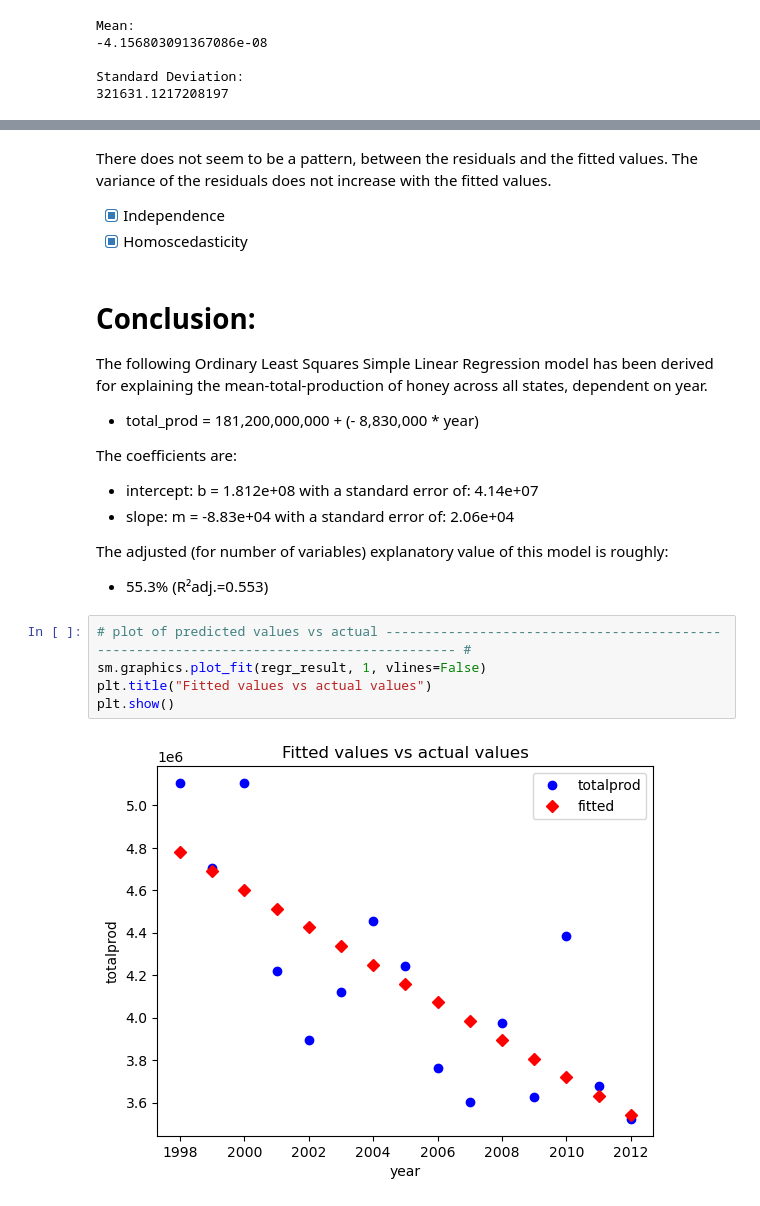
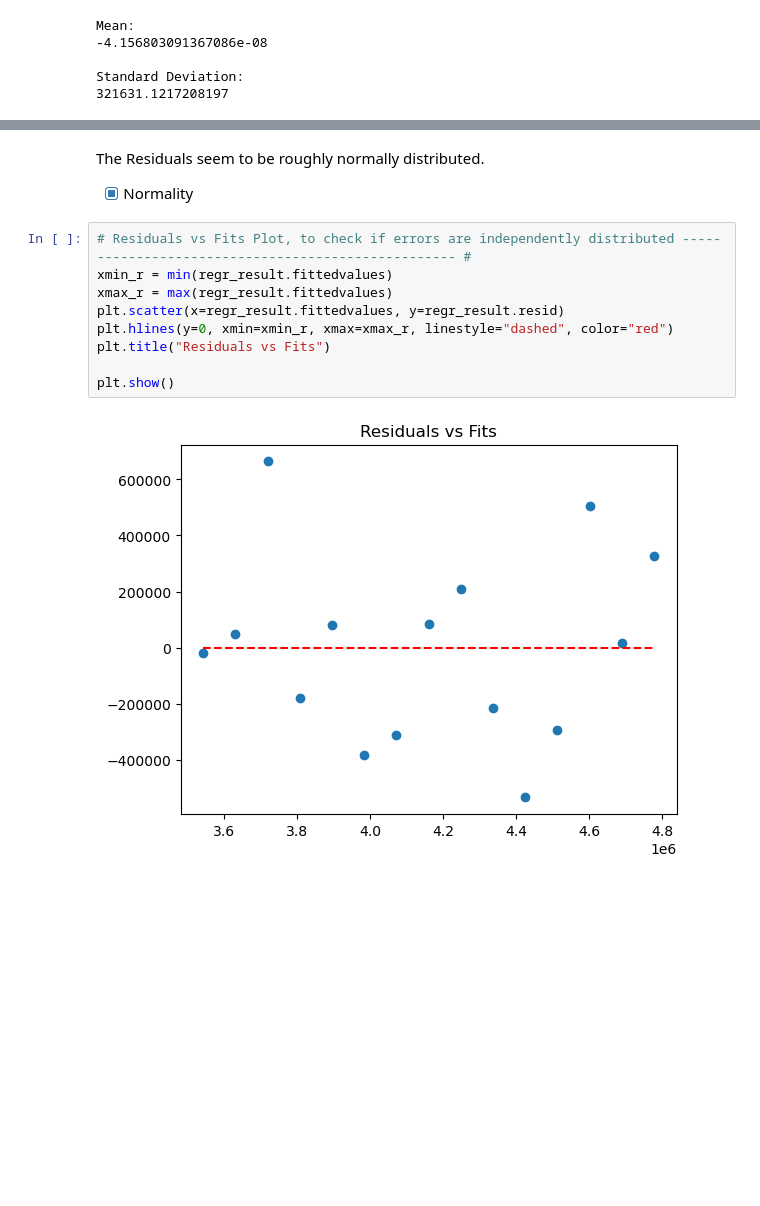
Before and after one commit to MaximilianHauser/CC_DS21_Honey_Production, a Jupyter notebook: Honey_Prod_Linear_Regression.ipynb, the cells around one changed output, grey strips where cells are left out. Drawn from its saved outputs; the diff is of its cells as text; blank space fills up the shorter version.

```diff
--- a/Honey_Prod_Linear_Regression.ipynb
+++ b/Honey_Prod_Linear_Regression.ipynb
@@ -175,23 +162,14 @@ plt.show()
-# %% [markdown]
-There does not seem to be a pattern, between the residuals and the fitted values. The variance of the residuals does not increase with the fitted values.
- - [x] Independence
- - [x] Homoscedasticity
-# %% [markdown]
-# Conclusion:
-
-The following Ordinary Least Squares Simple Linear Regression model has been derived for explaining the mean-total-production of honey across all states, dependent on year.
- - total_prod = 181,200,000,000 + (- 8,830,000 * year)
-
-The coefficients are:
- - intercept: b = 1.812e+08	with a standard error of: 4.14e+07
- - slope: m = -8.83e+04 with a standard error of: 2.06e+04
-
-The adjusted (for number of variables) explanatory value of this model is roughly:
- - 55.3% (R²adj.=0.553)
-# %%
-# plot of predicted values vs actual ----------------------------------------------------------------------------------------- #
-sm.graphics.plot_fit(regr_result, 1, vlines=False)
-plt.title("Fitted values vs actual values")
-plt.show()
-# %% [output]
-[figure, removed]
+# %% [markdown]
+The Residuals seem to be roughly normally distributed.
+ - [x] Normality
+# %%
+# Residuals vs Fits Plot, to check if errors are independently distributed --------------------------------------------------- #
+xmin_r = min(regr_result.fittedvalues)
+xmax_r = max(regr_result.fittedvalues)
+plt.scatter(x=regr_result.fittedvalues, y=regr_result.resid)
+plt.hlines(y=0, xmin=xmin_r, xmax=xmax_r, linestyle="dashed", color="red")
+plt.title("Residuals vs Fits")
+
+plt.show()
+# %% [output]
+[figure, added]
```
Also changed, not shown: parts of 13 cells of this notebook.
